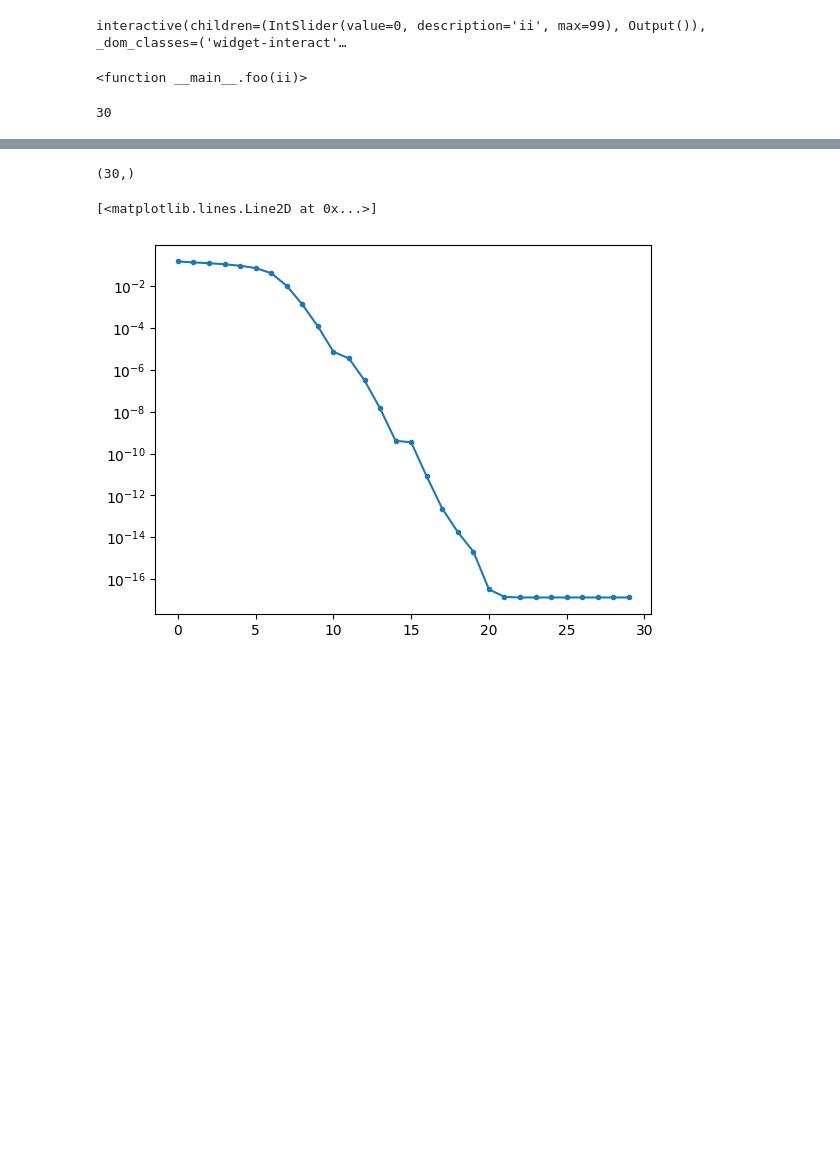
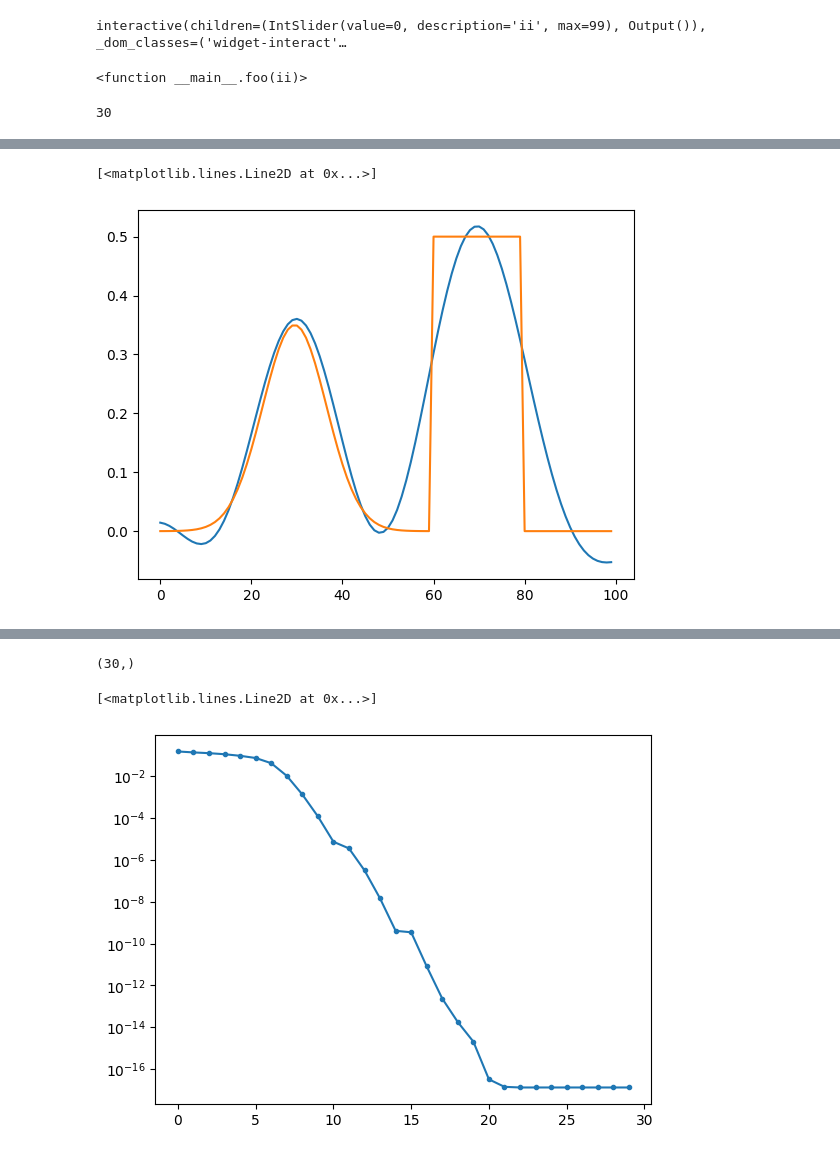
Before and after one commit to emgeolab/geol-4250, a Jupyter notebook: linear_inversion/linear_tikhonov.ipynb, the cells around one changed output, grey strips where cells are left out. Drawn from its saved outputs; the diff is of its cells as text; code cells hidden in the pictures; blank space fills up the shorter version.

```diff
--- a/linear_inversion/linear_tikhonov.ipynb
+++ b/linear_inversion/linear_tikhonov.ipynb
@@ -245,0 +259,2 @@ d_svd = G_svd @ m
+# %%
+m_est_svd_6 = V[:,:q] @ (np.diag(1./l[:q]) @ (U[:,:q].T @ dobs))
@@ -245,0 +263,6 @@ d_svd = G_svd @ m
+# %%
+plt.plot(m_est_svd_6)
+plt.plot(m)
+# %% [output]
+[<matplotlib.lines.Line2D at 0x...>]
+[figure, added]
```
Also changed, not shown: parts of 7 cells of this notebook.
